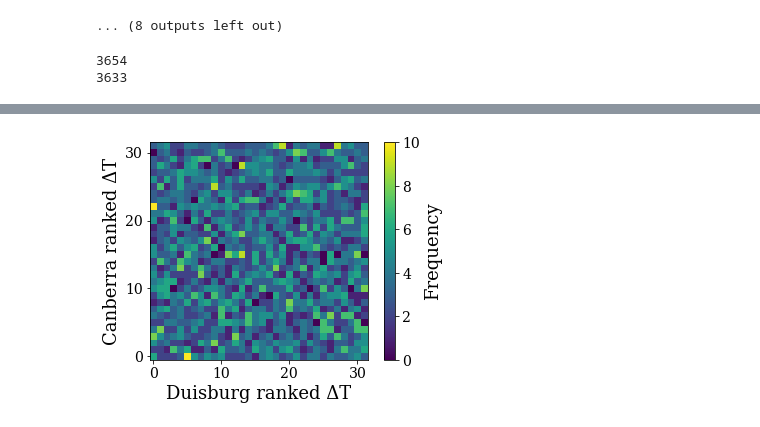
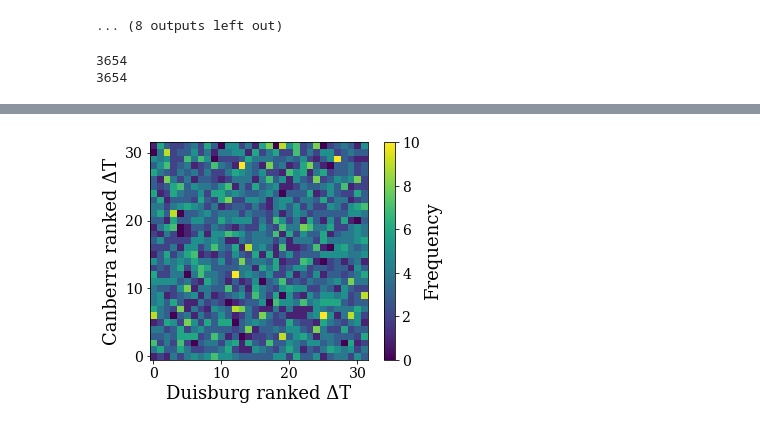
Before and after one commit to xSMSHP/FP_1_12, a Jupyter notebook: fp_versuch_1_12.ipynb, the cells around one changed output, grey strips where cells are left out. Cells and saved outputs as stored; diff of their text form; code cells hidden in the pictures.

```diff
--- a/fp_versuch_1_12.ipynb
+++ b/fp_versuch_1_12.ipynb
@@ -803,9 +804,9 @@ for i, st in enumerate(stations):
         plt.ylabel('Canberra T', **hfont)
         plt.xlabel('Date', **hfont)
         plt.yticks(fontname = 'DejaVu Serif', fontsize = 14)
-        plt.xticks(fontname = 'DejaVu Serif', fontsize = 14)
+        plt.xticks(fontname = 'DejaVu Serif', fontsize = 14, rotation = 45, ha = "right")
         plt.autoscale(axis = 'x', tight = True) ; plt.grid(True)
-        plt.savefig('pics/3/series_canberra.png', dpi = 500, bbox_inches='tight')
+        plt.savefig('pics/3/series_canberra.png', dpi = 50, bbox_inches='tight')
         plt.show()
 # %% [output]
 3654
@@ -849,0 +879,4 @@ plt.show()
+# %%
+#Test if linear interpolation works correct for longest missing period
+for i in range(14):
+    print(city_data.index[2782 + i], city_data[2782 + i])
@@ -1242,13 +1304,28 @@ station2 = stations[9].fetch(1)
 raw_data2 = Daily(station2, start = datetime(2011, 2, 1), end = datetime(2021, 2, 1))
 raw_data2 = raw_data2.fetch()
 city_data2 = raw_data2['tavg']
+
+prev = datetime(2011, 2, 1)
+total = 0
+for i, d in enumerate(city_data2.index):
+    diff = abs((prev - d).days)
+    if diff > 1:
+        ind = []
+        temps = []
+        stemp = city_data2[i - 1]
+        etemp = city_data2[i]
+        for j in range(1, diff):
+            grad = (etemp - stemp) / diff
+            temps.append(stemp + j * grad)
+            ind.append(prev + timedelta(days = j))
+        t = pd.Series(temps, index = ind)
+        city_data2 = city_data2.append(t)
+    prev = d
+city_data2 = city_data2.sort_index()
+
 city_data_ = city_data2.diff()
 data_n2 = city_data_.sub(city_data_.mean()).div(city_data_.std())
 print(len(data_n2))
-
-for i in range(len(data_n1) - len(data_n2)):
-    c = int(np.random.random() * len(data_n1))
-    data_n1 = data_n1.drop(data_n1.index[c])
 
 plt.scatter(data_n1, data_n2, s = 2)
 plt.ylabel('Canberra ΔT', **hfont)
@@ -1256,7 +1333,7 @@ plt.xlabel('Duisburg ΔT', **hfont)
 plt.yticks(fontname = 'DejaVu Serif', fontsize = 14)
 plt.xticks(fontname = 'DejaVu Serif', fontsize = 14)
 plt.grid(True)
-plt.savefig('pics/3/temp_diff_scatter_canberra_duisburg.png', dpi = 500, bbox_inches = 'tight')
+plt.savefig('pics/3/temp_diff_scatter_canberra_duisburg.png', dpi = 50, bbox_inches = 'tight')
 plt.show()
 
 heatmap, xedges, yedges = np.histogram2d(qrank(data_n1), qrank(data_n2), bins=(32, 32))
@@ -1272,8 +1349,8 @@ cbar.set_label('Frequency', size = 18, family = 'DejaVu Serif')
 for l in cbar.ax.yaxis.get_ticklabels():
     l.set_family('DejaVu Serif')
     l.set_size(14)
-plt.savefig('pics/3/temp_diff_heatmap_ranked_canberra_duisburg.png', dpi = 500, bbox_inches = 'tight')
+plt.savefig('pics/3/temp_diff_heatmap_ranked_canberra_duisburg.png', dpi = 50, bbox_inches = 'tight')
 plt.show()
 # %% [output]
 3654
-3633
+3654
@@ -1281,4 +1358,4 @@ plt.show()
-[figure, old version]
+[figure, new version]
 # %%
 station1 = stations[5].fetch(1)
 raw_data1 = Daily(station1, start = datetime(2011, 2, 1), end = datetime(2021, 2, 1))
```
Also changed, not shown: parts of 37 cells of this notebook.
